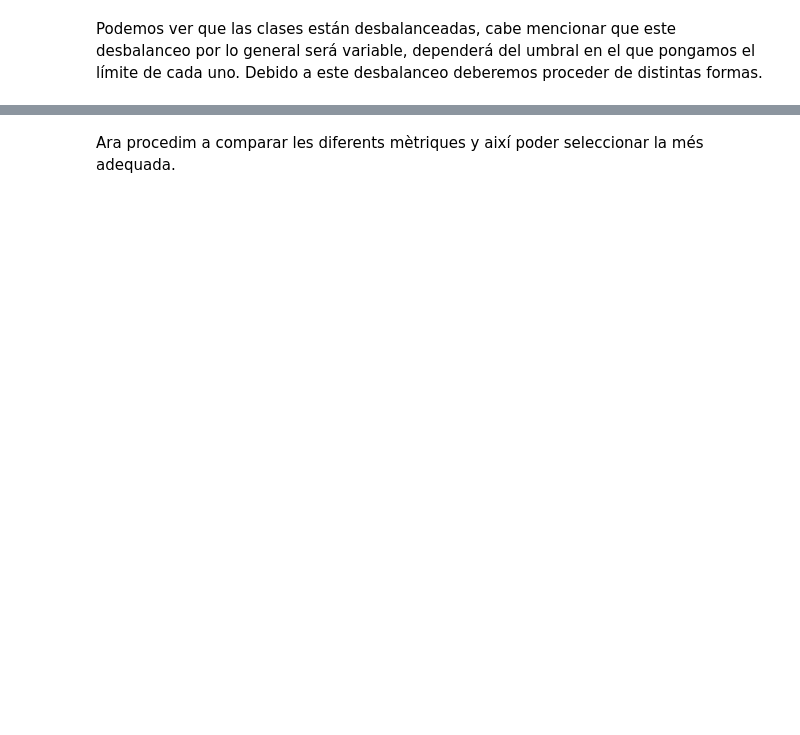
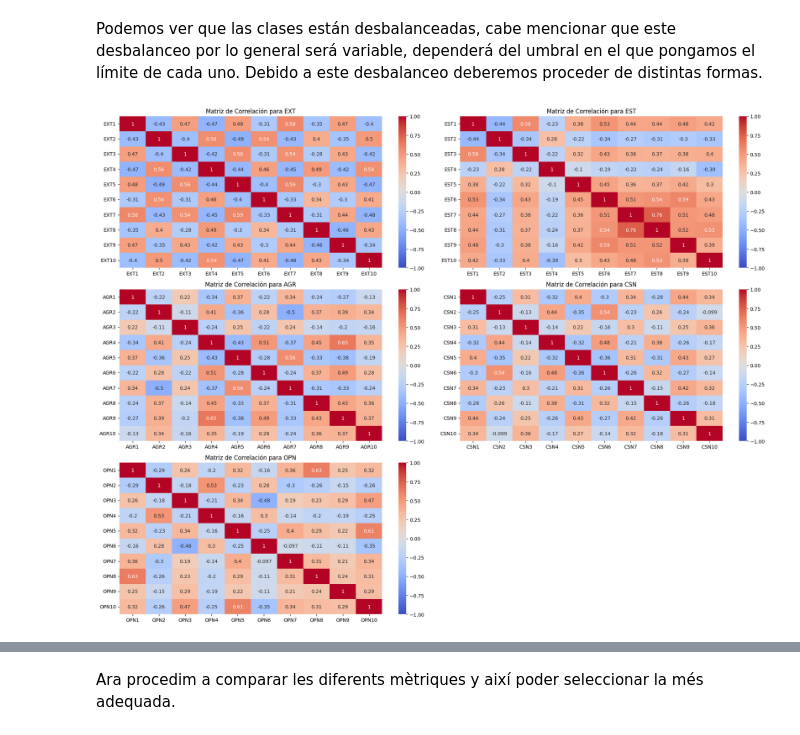
Before and after one commit to adrianpgal10/OCEAN_dataset, a Jupyter notebook: Kaggle.ipynb, the cells around one changed output, grey strips where cells are left out. Drawn from its saved outputs; the diff is of its cells as text; code cells hidden in the pictures; blank space fills up the shorter version.

```diff
--- a/Kaggle.ipynb
+++ b/Kaggle.ipynb
@@ -545,2 +537,16 @@ Name: proportion, dtype: float64
 # %% [markdown]
 Podemos ver que las clases están desbalanceadas, cabe mencionar que este desbalanceo por lo general será variable, dependerá del umbral en el que pongamos el límite de cada uno. Debido a este desbalanceo deberemos proceder de distintas formas.
+# %%
+# --- 1. Correlaciones por bloques de preguntas ---
+plt.figure(figsize=(20, 15))
+for i, trait in enumerate(['EXT', 'EST', 'AGR', 'CSN', 'OPN'], 1):
+    questions = [q for q in personality_questions if q.startswith(trait)]
+    corr_matrix = dataset[questions].corr()
+
+    plt.subplot(3, 2, i)
+    sns.heatmap(corr_matrix, annot=True, cmap='coolwarm', vmin=-1, vmax=1)
+    plt.title(f'Matriz de Correlación para {trait}')
+plt.tight_layout()
+plt.show()
+# %% [output]
+[figure, added]
```
Also changed, not shown: parts of 34 cells of this notebook.
